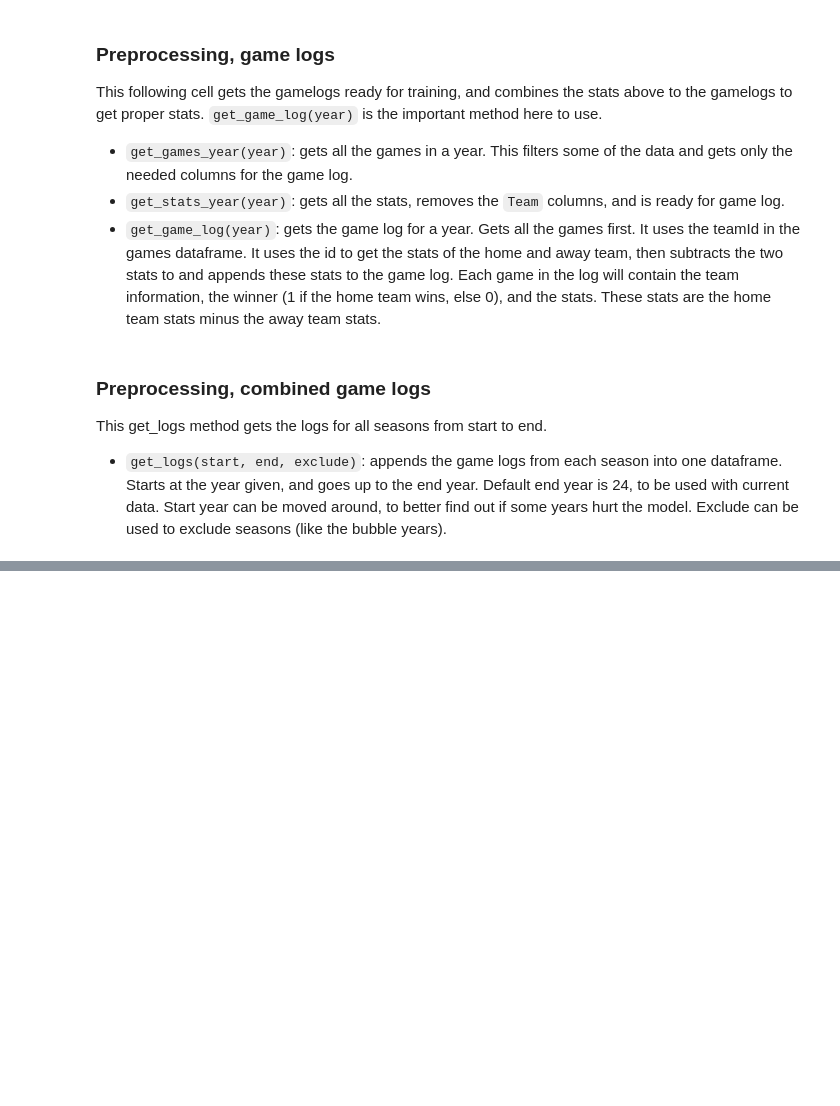
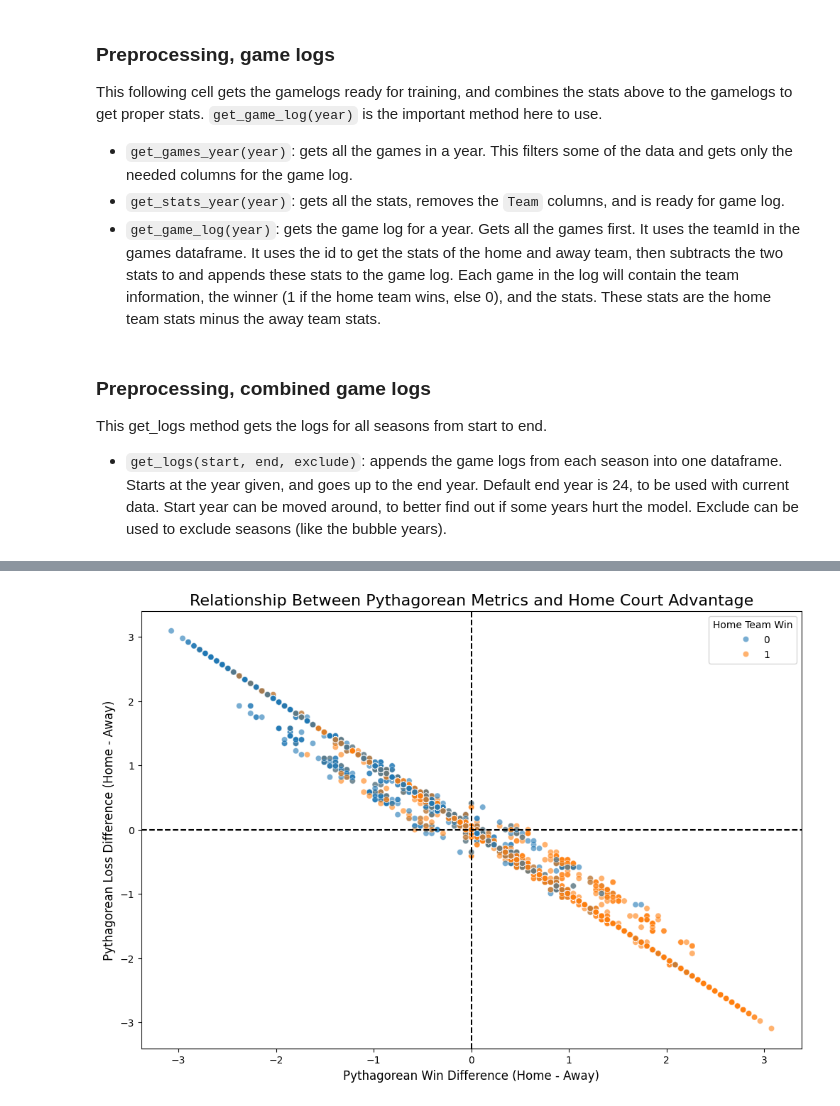
Before and after one commit to mamamia5x/NBA, a Jupyter notebook: final.ipynb, the cells around one changed output, grey strips where cells are left out. Saved outputs shown, nothing was run; the diff lists cells and outputs as text; code cells hidden in the pictures; blank space fills up the shorter version.

```diff
--- a/final.ipynb
+++ b/final.ipynb
@@ -384,0 +473,19 @@ plt.show()
+# %%
+# Create a scatter plot showing the relationship
+plt.figure(figsize=(12, 8))
+sns.scatterplot(
+    x=best_X_scaled["PW"],
+    y=best_X_scaled["PL"],
+    hue='homeWin',
+    data=bestdataset,
+    alpha=0.6
+)
+plt.axhline(y=0, color='black', linestyle='--')
+plt.axvline(x=0, color='black', linestyle='--')
+plt.title('Relationship Between Pythagorean Metrics and Home Court Advantage', fontsize=16)
+plt.xlabel('Pythagorean Win Difference (Home - Away)', fontsize=12)
+plt.ylabel('Pythagorean Loss Difference (Home - Away)', fontsize=12)
+plt.legend(title='Home Team Win')
+plt.show()
+# %% [output]
+[figure, added]
```
Also changed, not shown: parts of 15 cells of this notebook.
